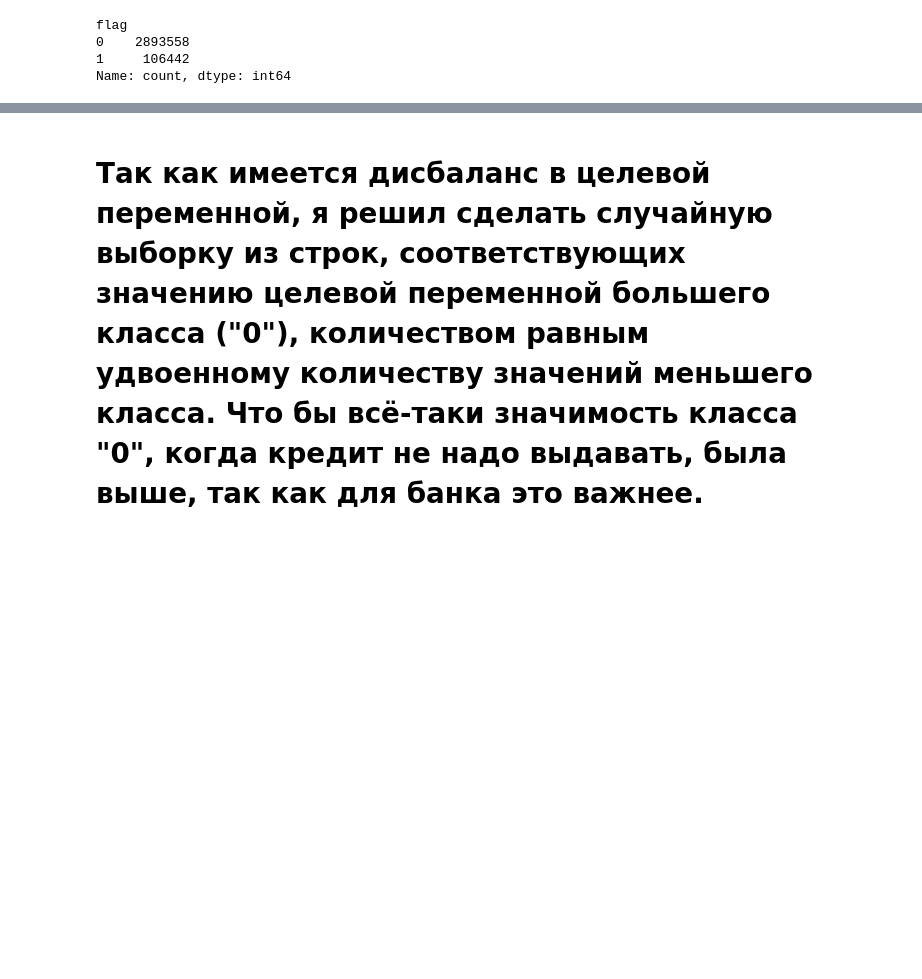
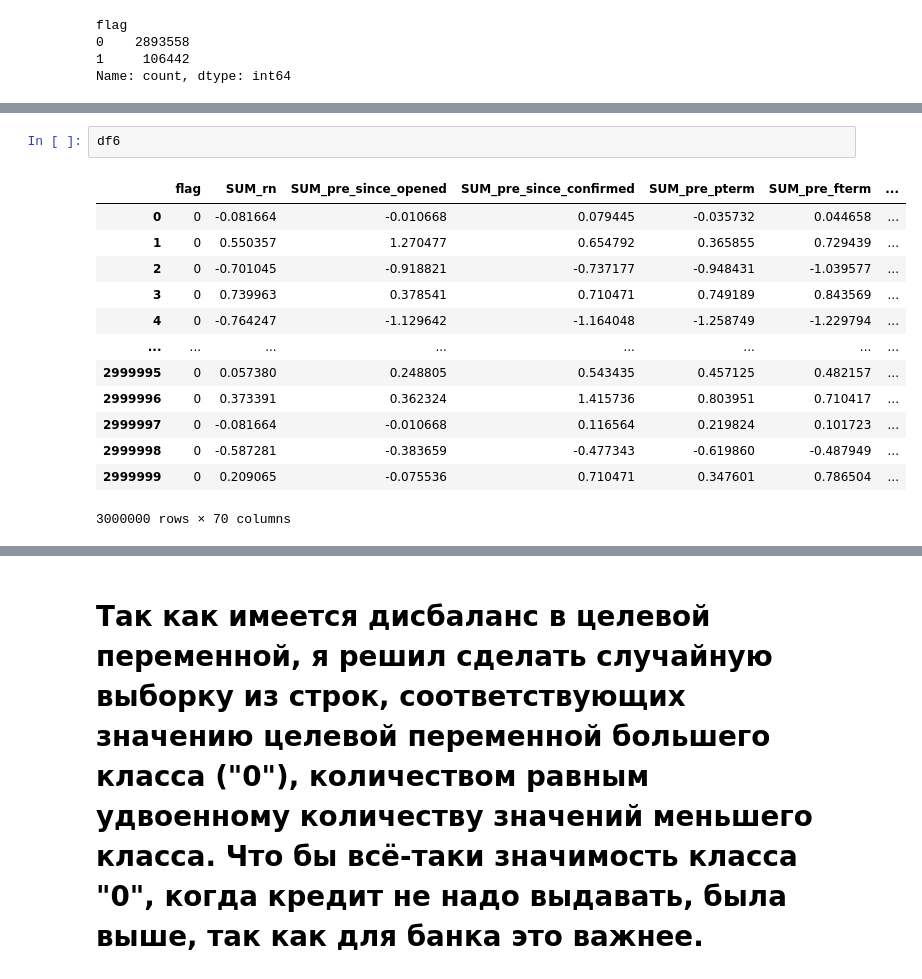
Before and after one commit to InfinityVaL/Machine_Learning, a Jupyter notebook: Credit.ipynb, the cells around one changed output, grey strips where cells are left out. Drawn from its saved outputs; the diff is of its cells as text; blank space fills up the shorter version.

```diff
--- a/Credit.ipynb
+++ b/Credit.ipynb
@@ -511,0 +497,16 @@ df6.shape
+# %%
+df6
+# %% [output]
+|  | flag | SUM_rn | SUM_pre_since_opened | SUM_pre_since_confirmed | SUM_pre_pterm | SUM_pre_fterm | ... |
+| 0 | 0 | -0.081664 | -0.010668 | 0.079445 | -0.035732 | 0.044658 | ... |
+| 1 | 0 | 0.550357 | 1.270477 | 0.654792 | 0.365855 | 0.729439 | ... |
+| 2 | 0 | -0.701045 | -0.918821 | -0.737177 | -0.948431 | -1.039577 | ... |
+| 3 | 0 | 0.739963 | 0.378541 | 0.710471 | 0.749189 | 0.843569 | ... |
+| 4 | 0 | -0.764247 | -1.129642 | -1.164048 | -1.258749 | -1.229794 | ... |
+| ... | ... | ... | ... | ... | ... | ... | ... |
+| 2999995 | 0 | 0.057380 | 0.248805 | 0.543435 | 0.457125 | 0.482157 | ... |
+| 2999996 | 0 | 0.373391 | 0.362324 | 1.415736 | 0.803951 | 0.710417 | ... |
+| 2999997 | 0 | -0.081664 | -0.010668 | 0.116564 | 0.219824 | 0.101723 | ... |
+| 2999998 | 0 | -0.587281 | -0.383659 | -0.477343 | -0.619860 | -0.487949 | ... |
+| 2999999 | 0 | 0.209065 | -0.075536 | 0.710471 | 0.347601 | 0.786504 | ... |
+3000000 rows × 70 columns
```
Also changed, not shown: parts of 15 cells of this notebook.
